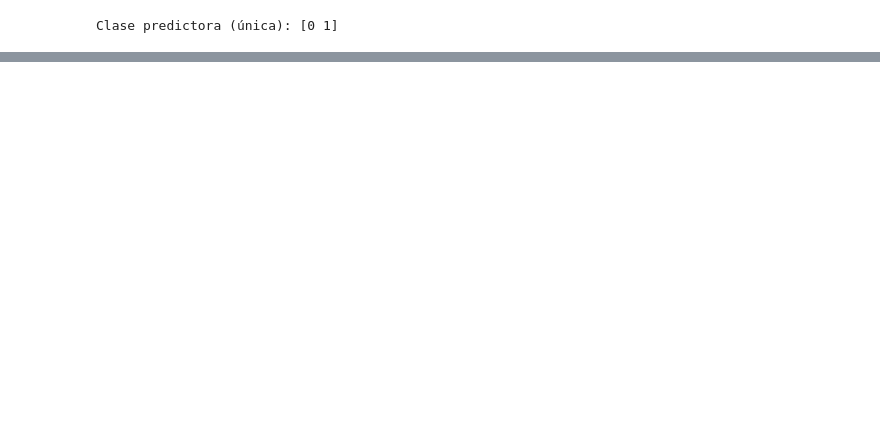
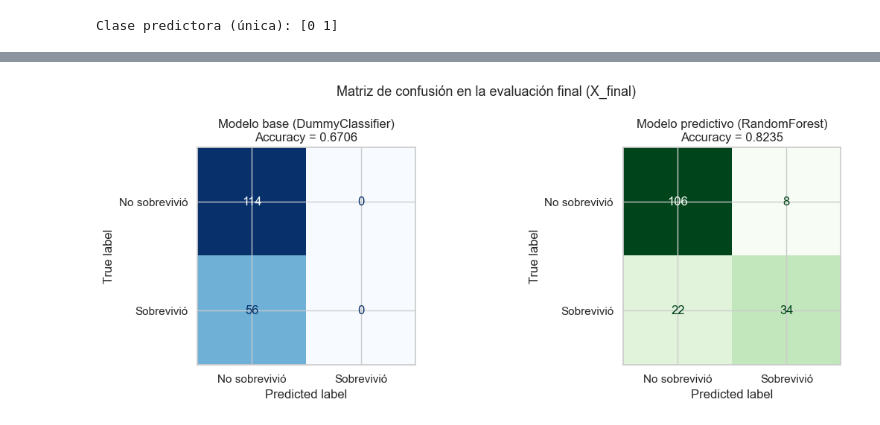
Before and after one commit to iral/modelo-titanic-g3, a Jupyter notebook: fase-1/notebook.ipynb, the cells around one changed output, grey strips where cells are left out. Drawn from its saved outputs; the diff is of its cells as text; code cells hidden in the pictures; blank space fills up the shorter version.

```diff
--- a/fase-1/notebook.ipynb
+++ b/fase-1/notebook.ipynb
@@ -1037,0 +985,16 @@ Verificación exitosa: el pipeline guardado se cargó y predijo correctamente.
+# %%
+from sklearn.metrics import (
+    ConfusionMatrixDisplay,
+    RocCurveDisplay,
+    accuracy_score,
+    f1_score,
+    precision_score,
+    recall_score,
+    roc_auc_score,
+)
+
+# ÚNICA evaluación sobre X_final: modelo, hiperparámetros y umbral ya estaban fijados con validación en X_dev.
+y_pred_base = base_model.predict(X_final_processed)
+y_proba_base = base_model.predict_proba(X_final_processed)[:, 1]
+y_pred_modelo = modelo_final.predict(X_final)
+y_proba_modelo = modelo_final.predict_proba(X_final)[:, 1]
@@ -1037,0 +1066,28 @@ Verificación exitosa: el pipeline guardado se cargó y predijo correctamente.
+# %%
+fig, axes = plt.subplots(1, 2, figsize=(12, 4.5))
+
+ConfusionMatrixDisplay.from_predictions(
+    y_final,
+    y_pred_base,
+    display_labels=["No sobrevivió", "Sobrevivió"],
+    cmap="Blues",
+    ax=axes[0],
+    colorbar=False,
+)
+axes[0].set_title(f"Modelo base (DummyClassifier)\nAccuracy = {metricas_eval_base['accuracy']:.4f}")
+
+ConfusionMatrixDisplay.from_predictions(
+    y_final,
+    y_pred_modelo,
+    display_labels=["No sobrevivió", "Sobrevivió"],
+    cmap="Greens",
+    ax=axes[1],
+    colorbar=False,
+)
+axes[1].set_title(f"Modelo predictivo (RandomForest)\nAccuracy = {metricas_eval_modelo['accuracy']:.4f}")
+
+plt.suptitle("Matriz de confusión en la evaluación final (X_final)", fontsize=13)
+plt.tight_layout()
+plt.show()
+# %% [output]
+[figure, added]
```
Also changed, not shown: parts of 79 cells of this notebook, 6 other files.
